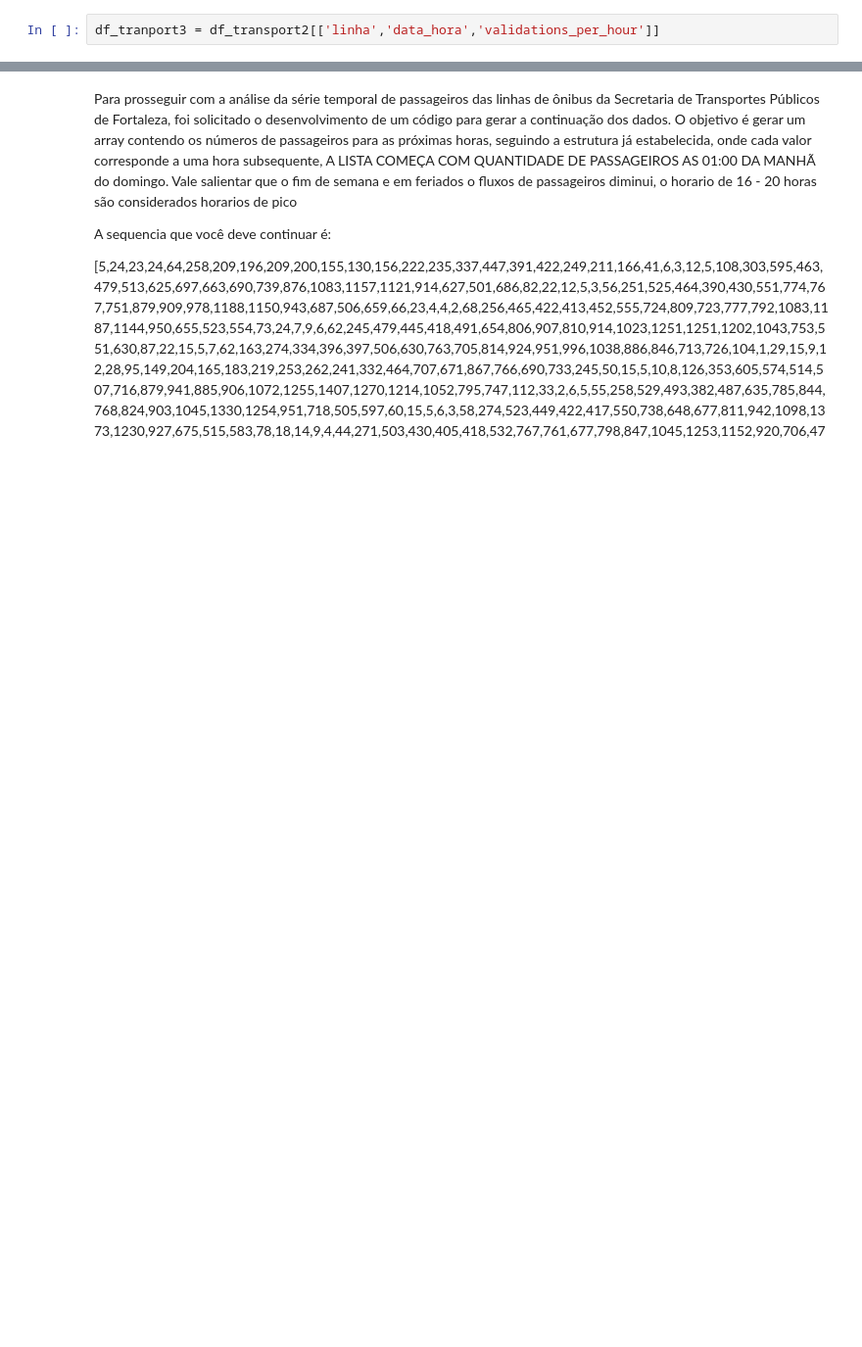
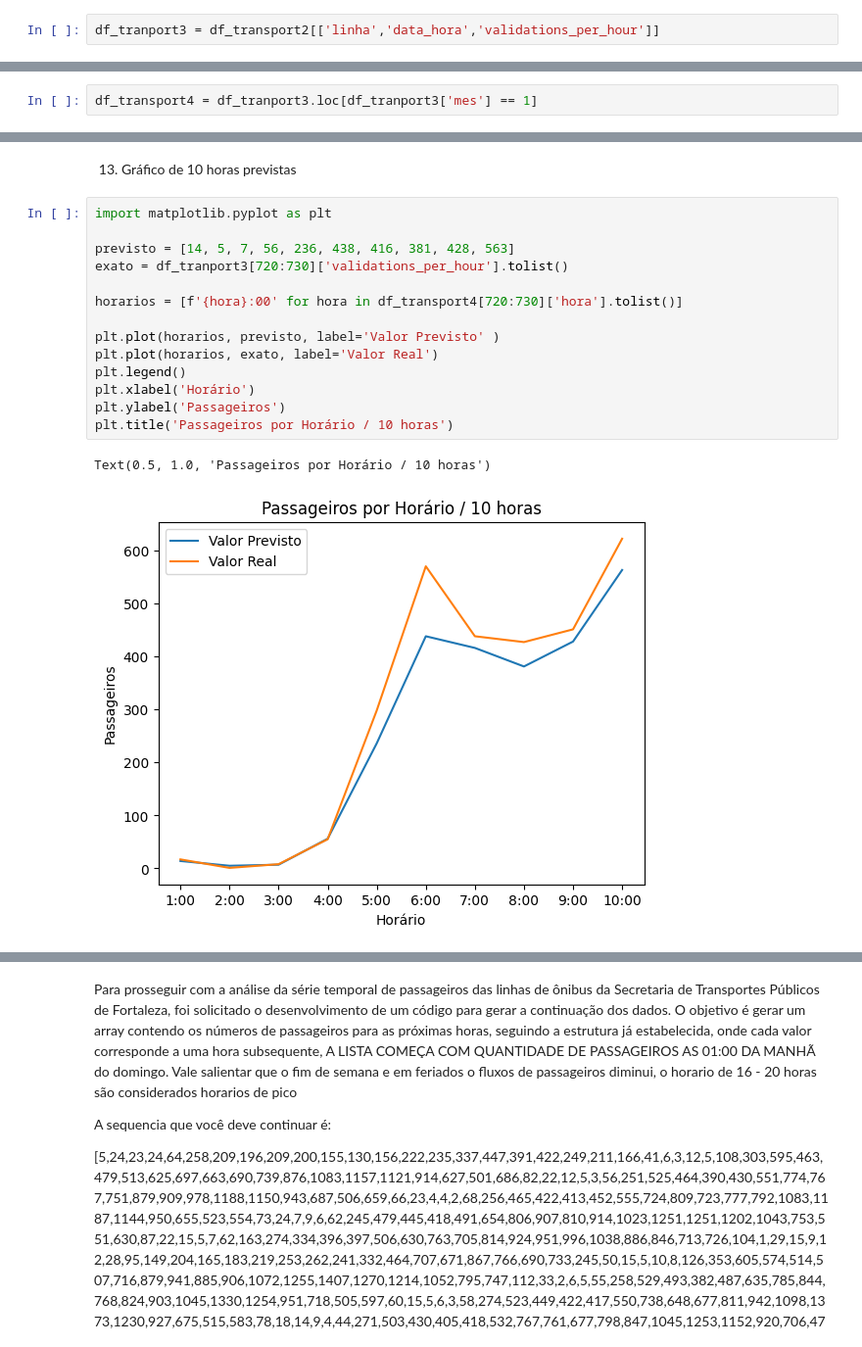
Before and after one commit to zairobastos/tcc, a Jupyter notebook: dados.ipynb, the cells around one changed output, grey strips where cells are left out. Shown: that part at 98% size. Cells and saved outputs as stored; diff of their text form; blank space fills up the shorter version.

```diff
--- a/dados.ipynb
+++ b/dados.ipynb
@@ -45,3 +124,5 @@ passageiros_linha_3 = df_transport2[720:888]['validations_per_hour'].to_list()
+# %%
+df_transport4 = df_tranport3.loc[df_tranport3['mes'] == 1]
 # %%
 df_tranport3[720:888]
 # %% [output]
@@ -129,0 +155,19 @@ print(*passageiros_linha_3, sep = ",")
+# %% [markdown]
+13. Gráfico de 10 horas previstas
+# %%
+import matplotlib.pyplot as plt
+
+previsto = [14, 5, 7, 56, 236, 438, 416, 381, 428, 563]
+exato = df_tranport3[720:730]['validations_per_hour'].tolist()
+
+horarios = [f'{hora}:00' for hora in df_transport4[720:730]['hora'].tolist()]
+
+plt.plot(horarios, previsto, label='Valor Previsto' )
+plt.plot(horarios, exato, label='Valor Real')
+plt.legend()
+plt.xlabel('Horário')
+plt.ylabel('Passageiros')
+plt.title('Passageiros por Horário / 10 horas')
+# %% [output]
+Text(0.5, 1.0, 'Passageiros por Horário / 10 horas')
+[figure, added]
```
Also changed, not shown: parts of 31 cells of this notebook.
